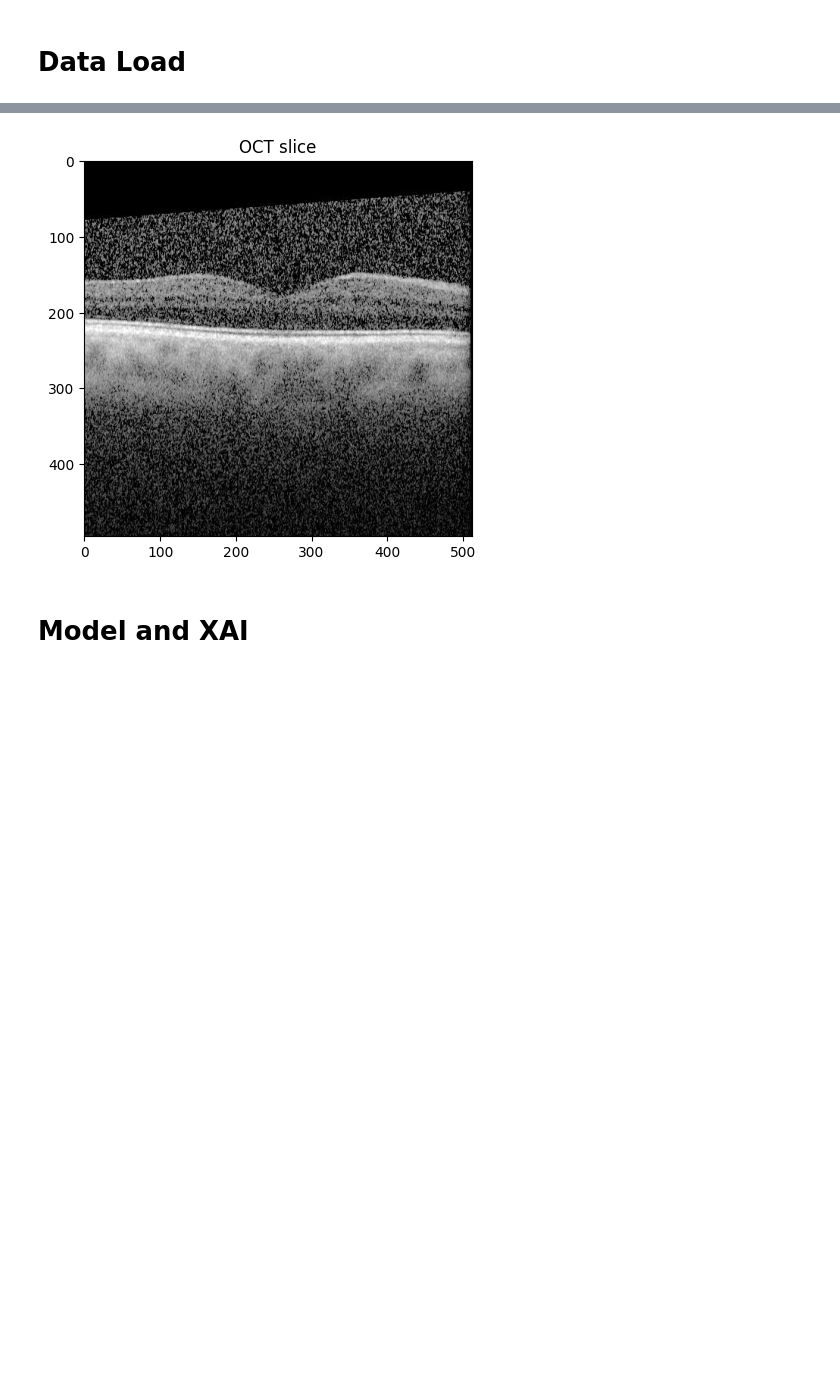
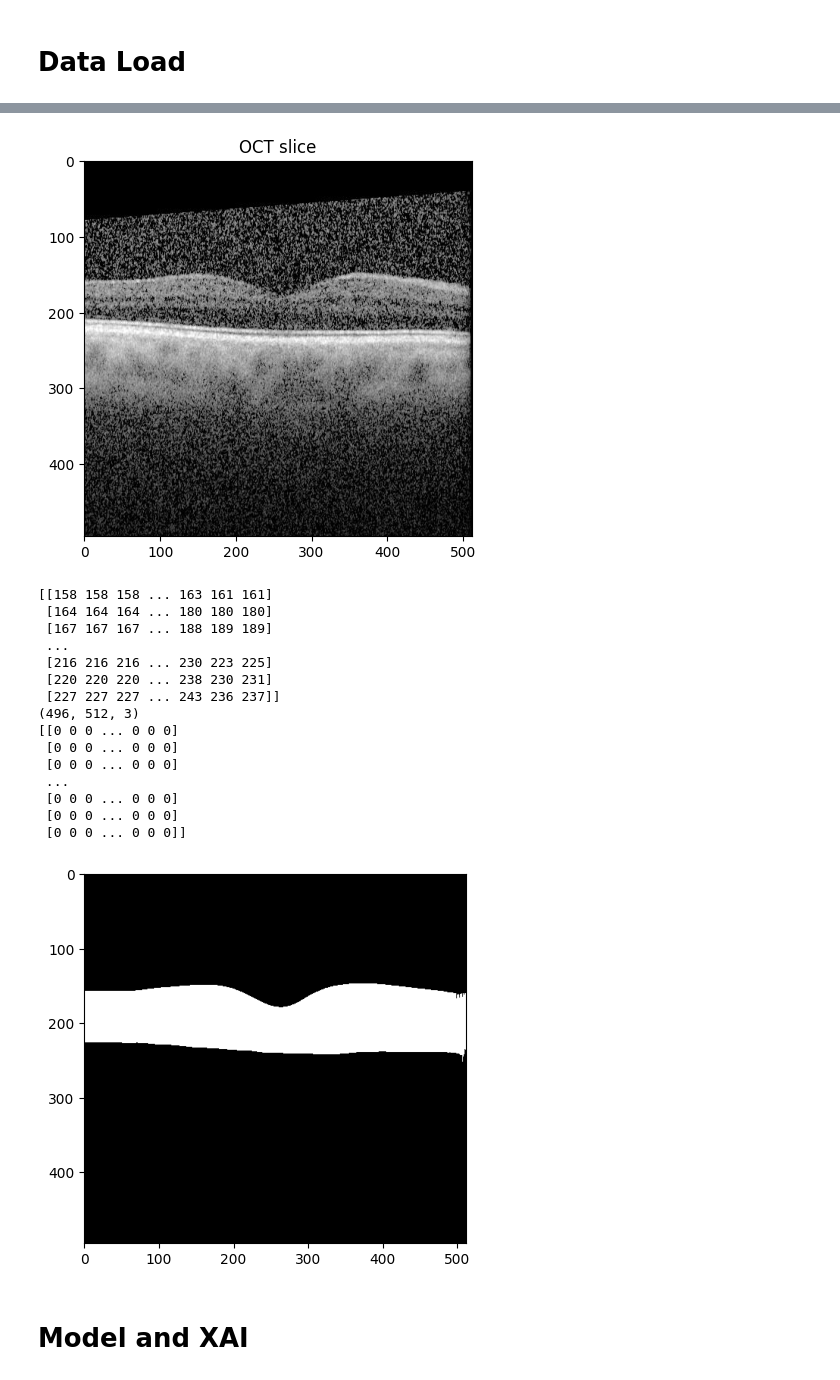
Before and after one commit to tedfytw1209/RETFound_MAE, a Jupyter notebook: case_study.ipynb, the cells around one changed output, grey strips where cells are left out. Cells and saved outputs as stored; diff of their text form; code cells hidden in the pictures; blank space fills up the shorter version.

```diff
--- a/case_study.ipynb
+++ b/case_study.ipynb
@@ -133,12 +131,15 @@ DME_finetuned_masked = [
 # %%
-#mask function
-def masked_img_func(img, mask_slice):
-    binary_mask = np.zeros_like(img, dtype=np.uint8)
+def _build_binary_mask(mask_slice, heatmap):
+    binary_mask = np.zeros((heatmap.shape[0],heatmap.shape[1]), dtype=np.uint8)
     for i in range(mask_slice.shape[0]-1):
         upper = mask_slice[i].astype(int)
         lower = mask_slice[i+1].astype(int)
-        for x in range(img.shape[1]):
+        for x in range(heatmap.shape[1]):
             binary_mask[upper[x]:lower[x], x] = 1
+    return binary_mask
+#mask function
+def masked_img_func(img, mask_slice):
+    binary_mask = _build_binary_mask(mask_slice, img)
 
     # 套用 mask (把 mask=0 的地方設為 0)
     masked_img = img.copy()
@@ -258,33 +259,57 @@ def preprocess_image(image, processor=None, input_size=224, device=None, dtype=t
             except TypeError:
                 pass
 
     # D) 回退：标准 ImageNet 预处理
     fallback = transforms.Compose([
         transforms.Resize((input_size, input_size)),
         transforms.ToTensor(),  # [0,1]
         transforms.Normalize(mean=[0.485, 0.456, 0.406],
                              std=[0.229, 0.224, 0.225]),
     ])
     x = fallback(image)            # [3,H,W]
     x = x.unsqueeze(0)             # [1,3,H,W]
     return x.to(device=device, dtype=dtype)
 
 #test dataset
 dme_imgs, dme_labels, dme_img_names, dme_mask_slices = load_sample_data('DME',-1)
 print(len(dme_imgs))
 print(dme_imgs[0])
 print(dme_labels)
 # 顯示
 plt.figure(figsize=(5, 5))
 plt.title("OCT slice")
 plt.imshow(dme_imgs[0], cmap="gray")
 plt.show()
+#mask
+print(dme_mask_slices[0])
+img_np = np.array(dme_imgs[0])
+print(img_np.shape)
+binary_mask = _build_binary_mask(dme_mask_slices[0], img_np)
+print(binary_mask)
+plt.imshow(binary_mask, cmap='gray')
+plt.show()
 # %% [output]
 After adding mask, data len:  199
 199
 <PIL.Image.Image image mode=RGB size=512x496 at 0x...>
 [0, 0, 0, 0, 0, 0, 0, 0, 0, 0, 0, 0, 0, 0, 0, 0, 0, 0, 0, 0, 0, 0, 0, 0, 0, 0, 0, 0, 0, 0, 0, 0, 0, 0, 0, 0, 0, 0, 0, 0, 0, 0, 0, 0, 0, 0, 0, 0, 0, 0, 0, 0, 0, 0, 0, 0, 0, 0, 0, 0, 0, 0, 0, 0, 0, 0, 0 ...
 [figure]
+[[158 158 158 ... 163 161 161]
+ [164 164 164 ... 180 180 180]
+ [167 167 167 ... 188 189 189]
+ ...
+ [216 216 216 ... 230 223 225]
+ [220 220 220 ... 238 230 231]
+ [227 227 227 ... 243 236 237]]
+(496, 512, 3)
+[[0 0 0 ... 0 0 0]
+ [0 0 0 ... 0 0 0]
+ [0 0 0 ... 0 0 0]
+ ...
+ [0 0 0 ... 0 0 0]
+ [0 0 0 ... 0 0 0]
+ [0 0 0 ... 0 0 0]]
+[figure, added]
 # %% [markdown]
 # Model and XAI
 # %%
```
Also changed, not shown: parts of 8 cells of this notebook.
